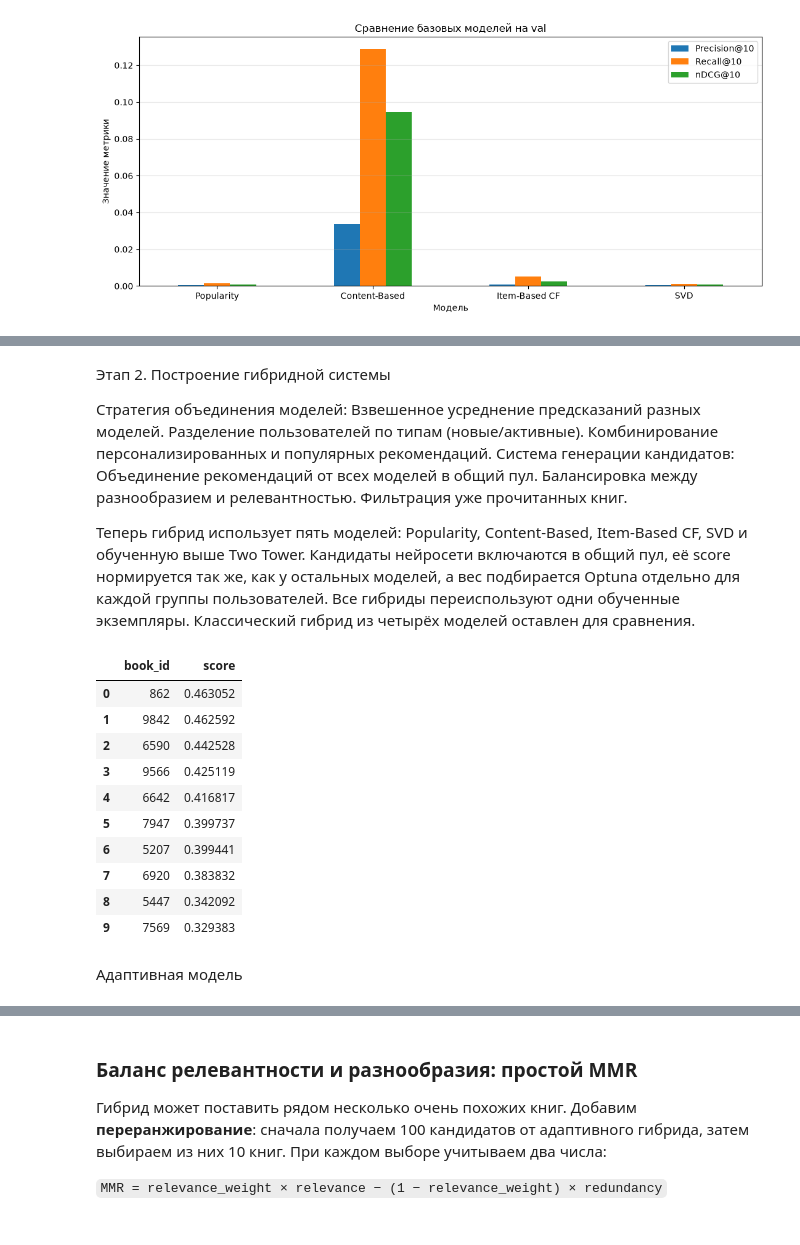
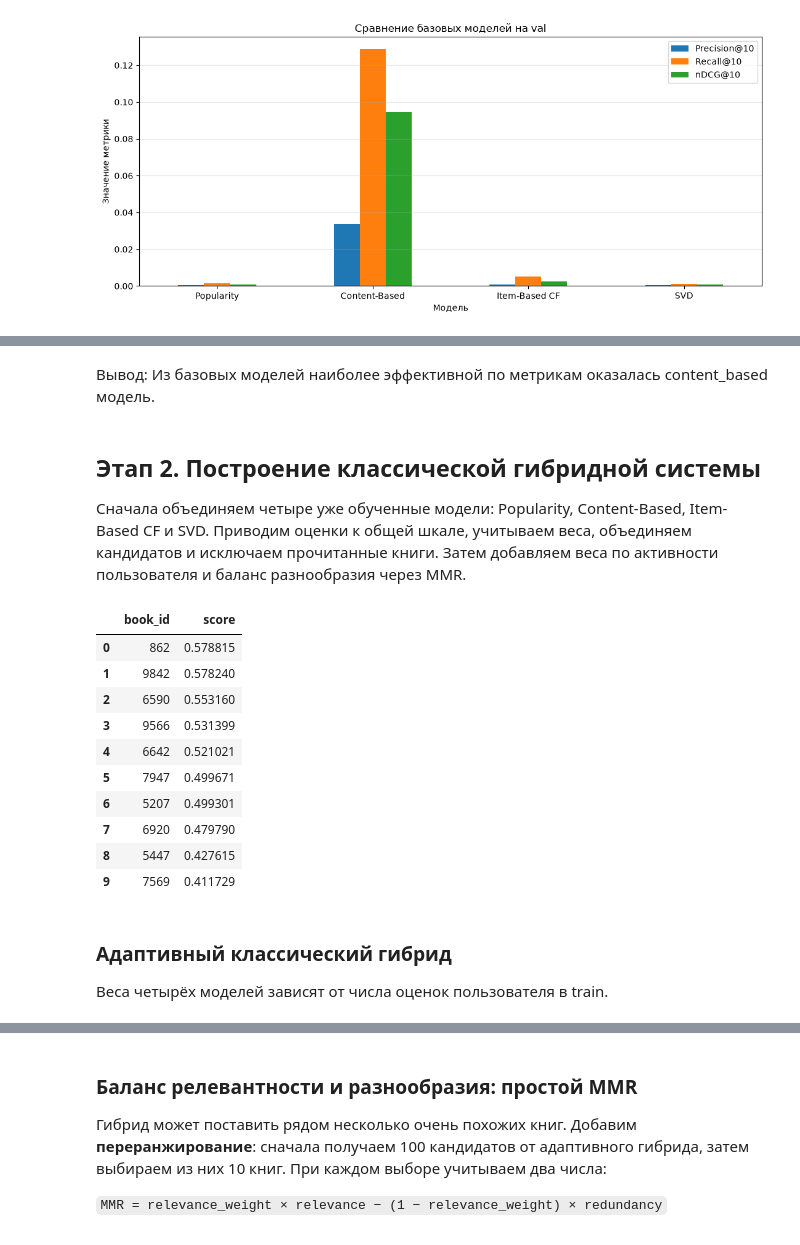
Before and after one commit to Bersserker/hybrid-neural-book-recommender, a Jupyter notebook: notebooks/prototype.ipynb, the cells around one changed output, grey strips where cells are left out. Saved outputs shown, nothing was run; the diff lists cells and outputs as text; code cells hidden in the pictures.

```diff
--- a/notebooks/prototype.ipynb
+++ b/notebooks/prototype.ipynb
@@ -84,7 +133,7 @@ import numpy as np
 def train_test_val_per_user(df, train_size=0.6, val_size=0.2, test_size=0.2,
                             min_ratings=3, random_state=42):
     """
-    Сплит, при котором КАЖДЫЙ пользователь присутствует во всех трёх выборках.
+    Сплит, при котором каждый пользователь присутствует во всех трёх выборках.
     У каждого пользователя оставляем минимум 1 оценку в train.
     Пользователи с < min_ratings оценками — целиком в train.
     """
@@ -1666,20 +1257,12 @@ Epoch 5: loss=0.2617, val nDCG@10=0.0215
+# %% [markdown]
+Вывод: Из базовых моделей наиболее эффективной по метрикам оказалась content_based модель.
 # %% [markdown]
-Этап 2. Построение гибридной системы
+## Этап 2. Построение классической гибридной системы
 
-Стратегия объединения моделей:
-Взвешенное усреднение предсказаний разных моделей.
-Разделение пользователей по типам (новые/активные).
-Комбинирование персонализированных и популярных рекомендаций.
-Система генерации кандидатов:
-Объединение рекомендаций от всех моделей в общий пул.
-Балансировка между разнообразием и релевантностью.
-Фильтрация уже прочитанных книг.
-
-Теперь гибрид использует пять моделей: Popularity, Content-Based, Item-Based CF,
-SVD и обученную выше Two Tower. Кандидаты нейросети включаются в общий пул,
-её score нормируется так же, как у остальных моделей, а вес подбирается Optuna
-отдельно для каждой группы пользователей. Все гибриды переиспользуют одни
-обученные экземпляры. Классический гибрид из четырёх моделей оставлен для сравнения.
+Сначала объединяем четыре уже обученные модели: Popularity, Content-Based,
+Item-Based CF и SVD. Приводим оценки к общей шкале, учитываем веса,
+объединяем кандидатов и исключаем прочитанные книги.
+Затем добавляем веса по активности пользователя и баланс разнообразия через MMR.
 # %%
 import numpy as np
 import pandas as pd
@@ -1806,33 +1389,32 @@ class HybridRecommender:
 
         return results[:N]
 # %%
-base_models = {
+classical_base_models = {
     "pop": popularity_model,
     "content": content_model,
     "item": item_cf_model,
     "svd": svd_model,
-    "two_tower": two_tower_model,
 }
-hybrid_model = HybridRecommender(train_df, models=base_models)
-# Классический вариант нужен для честного сравнения вклада нейросети.
-classical_hybrid = HybridRecommender(
-    train_df, models={name: model for name, model in base_models.items() if name != "two_tower"}
-)
-display(pd.DataFrame(hybrid_model.recommend(user_id=1, N=10)))
+base_models = dict(classical_base_models)
+classical_hybrid = HybridRecommender(train_df, models=base_models)
+hybrid_model = classical_hybrid
+display(pd.DataFrame(classical_hybrid.recommend(user_id=1, N=10)))
 # %% [output]
 |  | book_id | score |
-| 0 | 862 | 0.463052 |
-| 1 | 9842 | 0.462592 |
-| 2 | 6590 | 0.442528 |
-| 3 | 9566 | 0.425119 |
-| 4 | 6642 | 0.416817 |
-| 5 | 7947 | 0.399737 |
-| 6 | 5207 | 0.399441 |
-| 7 | 6920 | 0.383832 |
-| 8 | 5447 | 0.342092 |
-| 9 | 7569 | 0.329383 |
+| 0 | 862 | 0.578815 |
+| 1 | 9842 | 0.578240 |
+| 2 | 6590 | 0.553160 |
+| 3 | 9566 | 0.531399 |
+| 4 | 6642 | 0.521021 |
+| 5 | 7947 | 0.499671 |
+| 6 | 5207 | 0.499301 |
+| 7 | 6920 | 0.479790 |
+| 8 | 5447 | 0.427615 |
+| 9 | 7569 | 0.411729 |
 # %% [markdown]
-Адаптивная модель
+### Адаптивный классический гибрид
+
+Веса четырёх моделей зависят от числа оценок пользователя в train.
 # %%
 ADAPTIVE_WEIGHTS = {
     "new": {
```
Also changed, not shown: parts of 53 cells of this notebook, 9 other files.
